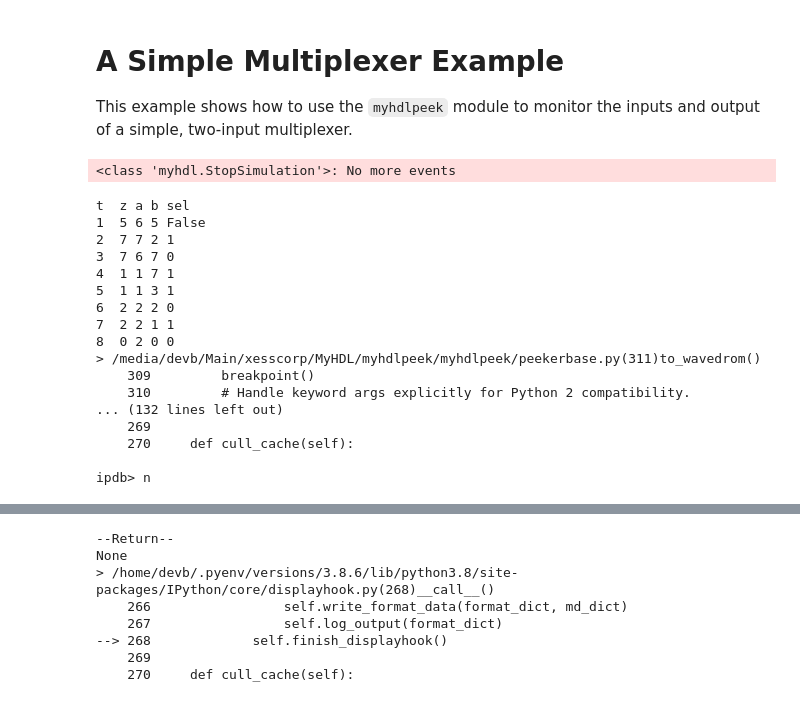
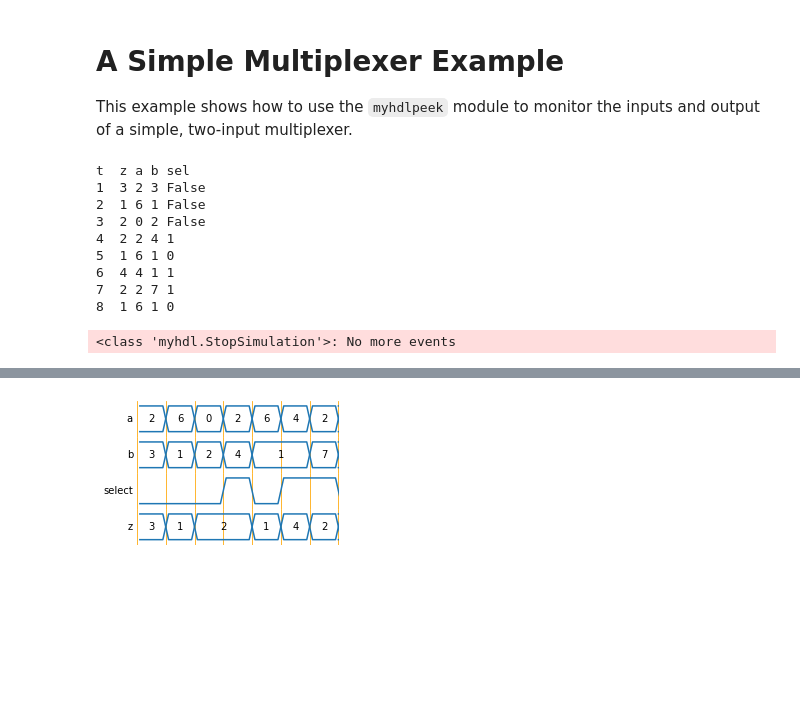
Before and after one commit to devbisme/myhdlpeek, a Jupyter notebook: examples/peeker_simple_mux.ipynb, the cells around one changed output, grey strips where cells are left out. Cells and saved outputs as stored; diff of their text form; code cells hidden in the pictures; blank space fills up the shorter version.

```diff
--- a/examples/peeker_simple_mux.ipynb
+++ b/examples/peeker_simple_mux.ipynb
@@ -7,7 +7,7 @@
 This example shows how to use the `myhdlpeek` module to monitor the inputs and output of a simple, two-input multiplexer.
 # %%
 from myhdl import *
-from myhdlpeek.myhdl import *  # Import the myhdlpeeker module.
+from myhdlpeek import *  # Import the myhdlpeeker module.
 
 def mux(z, a, b, sel):
     """A simple multiplexer."""
@@ -48,27 +48,19 @@ def test():
 # Simulate the multiplexer, testbed and the peekers.
 sim = Simulation(mux_1, test(), *Peeker.instances()).run()
 
-setup(use_jupyter=False, use_wavedrom=True)
+setup(use_jupyter=True, use_wavedrom=False)
 
 # Display the complete waveforms captured by all the Peekers.
 # clear_traces()
-Peeker.show_waveforms()
+show_waveforms()
 # %% [output]
-<class 'myhdl.StopSimulation'>: No more events
+t  z a b sel
+1  3 2 3 False
+2  1 6 1 False
+3  2 0 2 False
+4  2 2 4 1
+5  1 6 1 0
+6  4 4 1 1
+7  2 2 7 1
+8  1 6 1 0
-t  z a b sel
-1  5 6 5 False
-2  7 7 2 1
-3  7 6 7 0
-4  1 1 7 1
-5  1 1 3 1
-6  2 2 2 0
-7  2 2 1 1
-8  0 2 0 0
-> /media/devb/Main/xesscorp/MyHDL/myhdlpeek/myhdlpeek/peekerbase.py(311)to_wavedrom()
-    309         breakpoint()
-    310         # Handle keyword args explicitly for Python 2 compatibility.
-... (132 lines left out)
-    269
-    270     def cull_cache(self):
-
-ipdb> n
+<class 'myhdl.StopSimulation'>: No more events
@@ -76,8 +67 @@ ipdb> n
---Return--
-None
-> /home/devb/.pyenv/versions/3.8.6/lib/python3.8/site-packages/IPython/core/displayhook.py(268)__call__()
-    266                 self.write_format_data(format_dict, md_dict)
-    267                 self.log_output(format_dict)
---> 268             self.finish_displayhook()
-    269
-    270     def cull_cache(self):
+[figure, added]
```
Also changed, not shown: parts of 1 cell of this notebook, 7 other files.
